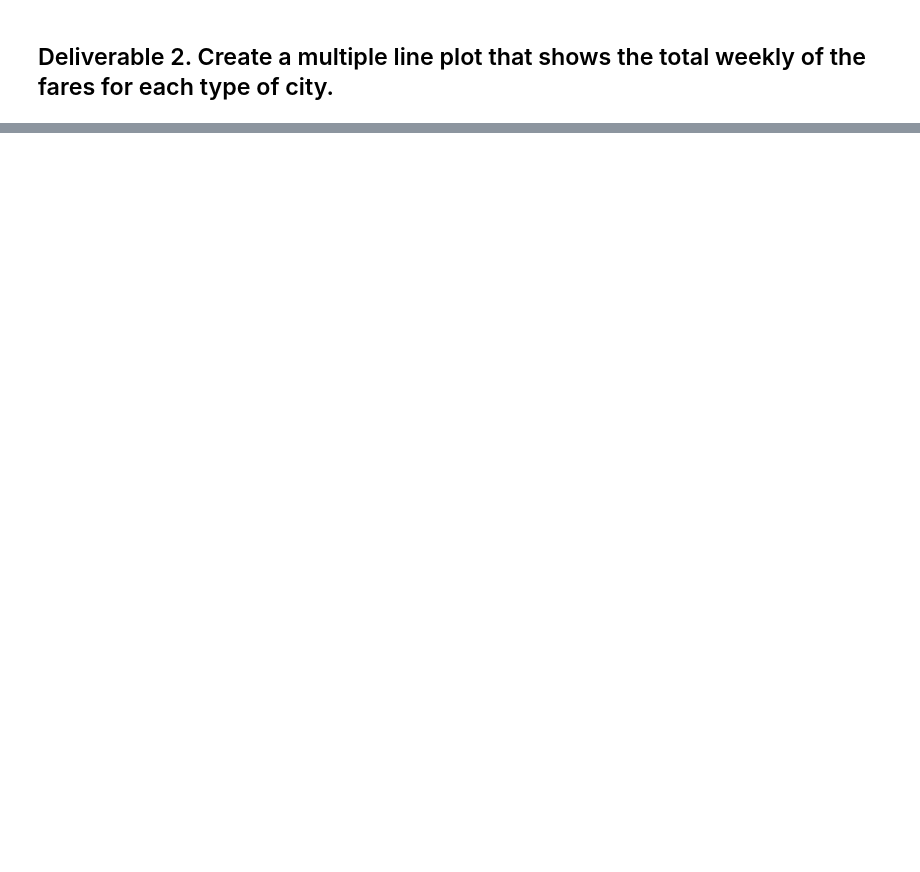
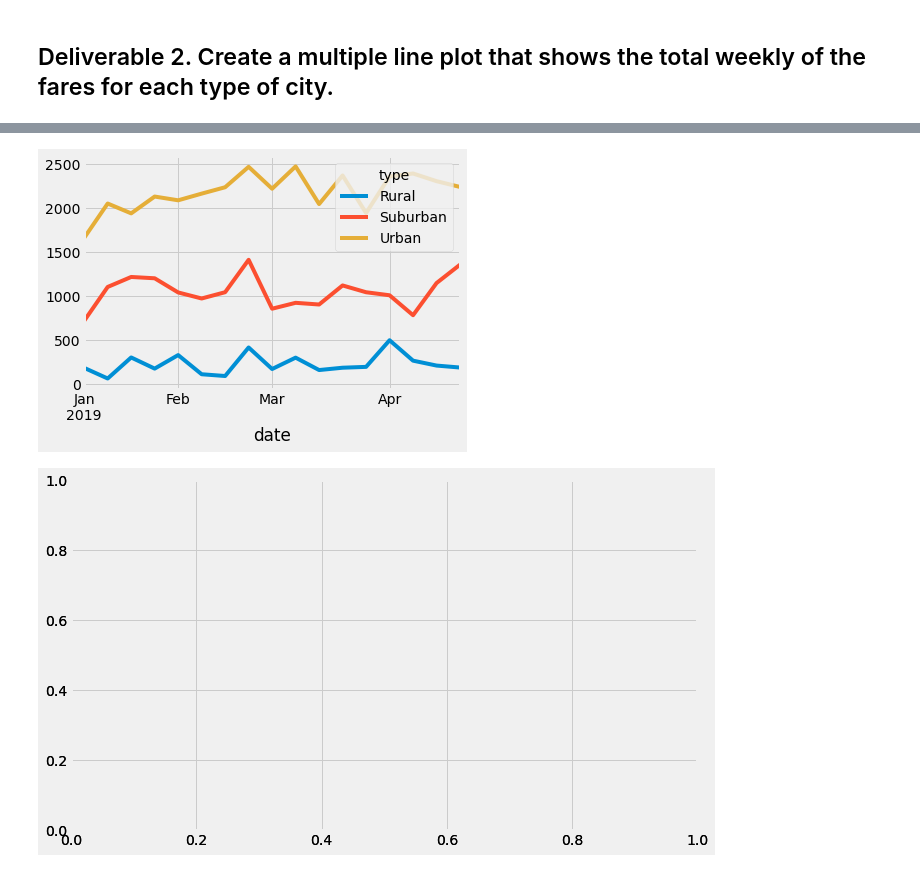
Before and after one commit to Lydiadel/PyBer_Analysis, a Jupyter notebook: PyBer_Challenge.ipynb, the cells around one changed output, grey strips where cells are left out. Cells and saved outputs as stored; diff of their text form; code cells hidden in the pictures; blank space fills up the shorter version.

```diff
--- a/PyBer_Challenge.ipynb
+++ b/PyBer_Challenge.ipynb
@@ -118,3 +175,5 @@ AttributeError: 'Series' object has no attribute 'style'
 # %%
-# 4. Create a pivot table with the 'date' as the index, the columns ='type', and values='fare'
+# 3. Create a pivot table with the 'date' as the index, the columns ='type', and values='fare'
 # to get the total fares for each type of city by the date.
+fare_per_city_type_date_df = fare_per_city_type_date_df.pivot(index="date", columns= ["type"], values="fare")
+fare_per_city_type_date_df
@@ -121,6 +195,7 @@ AttributeError: 'Series' object has no attribute 'style'
 # %%
 # 5. Create a new DataFrame from the pivot table DataFrame using loc on the given dates, '2019-01-01':'2019-04-29'.
+fare_per_city_type_date_df = fare_per_city_type_date_df.loc['2019-01-01':'2019-04-29']
 # %%
 # 6. Set the "date" index to datetime datatype. This is necessary to use the resample() method in Step 8.
-# df.index = pd.to_datetime(df.index)
+fare_per_city_type_date_df.index = pd.to_datetime(fare_per_city_type_date_df.index)
 # %%
@@ -128,2 +215,4 @@ AttributeError: 'Series' object has no attribute 'style'
 # %%
-# 8. Create a new DataFrame using the "resample()" function by week 'W' and get the sum of the fares for each week.
+# 7. Create a new DataFrame using the "resample()" function by week 'W' and get the sum of the fares for each week.
+fare_per_city_type_date_df = fare_per_city_type_date_df.resample('W').sum()
+fare_per_city_type_date_df
@@ -130,7 +239,18 @@ AttributeError: 'Series' object has no attribute 'style'
 # %%
 # 8. Using the object-oriented interface method, plot the resample DataFrame using the df.plot() function.
+fare_per_city_type_date_df.plot()
+
+fig, ax = plt.subplots(figsize=(10,6))
+x_axis=["January", "Feb", "March","April", "May"]
+y_axis = [0,500,1500,2000,2500]
 
 # Import the style from Matplotlib.
 from matplotlib import style
 # Use the graph style fivethirtyeight.
 style.use('fivethirtyeight')
+
+ax = plt.axes()
+#ax.plot(x_axis, y_axis)
+# %% [output]
+[figure, added]
+[figure, added]
```
Also changed, not shown: parts of 14 cells of this notebook.
